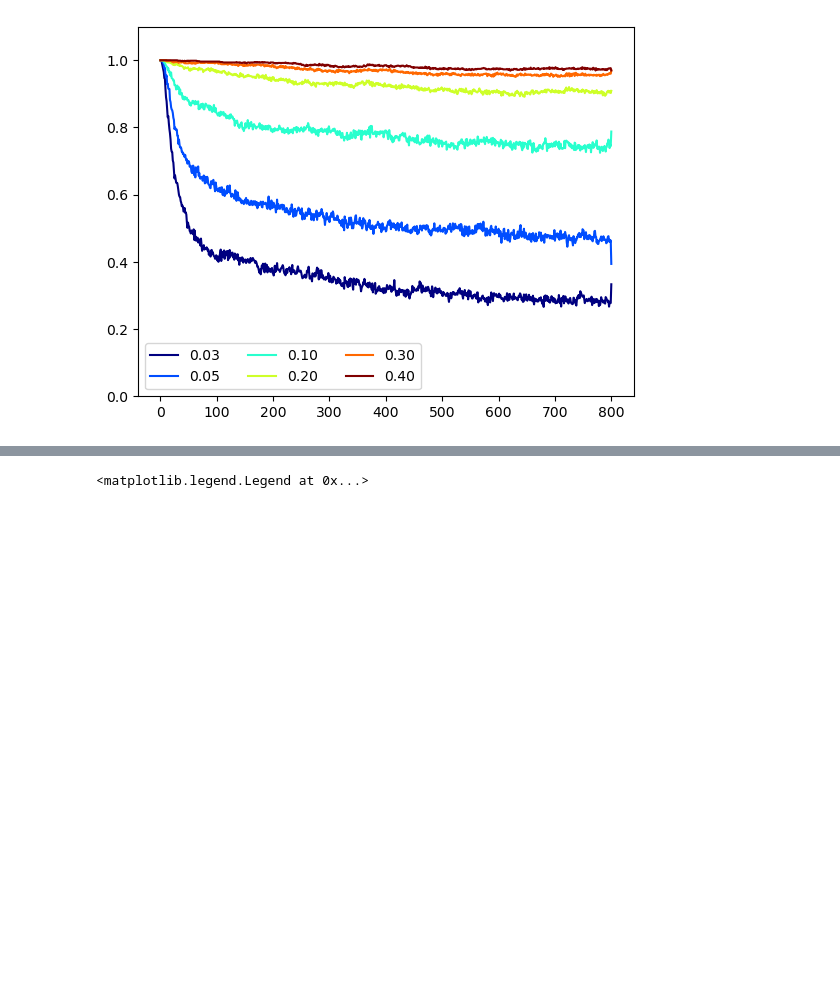
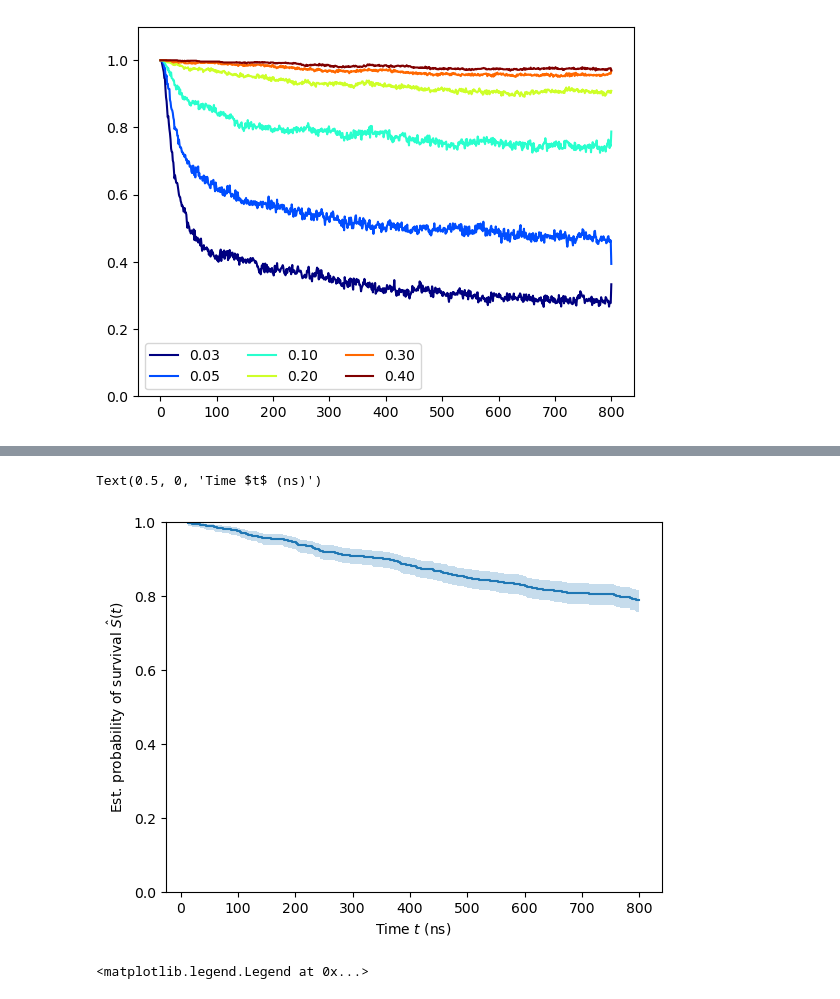
Before and after one commit to giorginolab/sh2-som, a Jupyter notebook: 2-survival-plots.ipynb, the cells around one changed output, grey strips where cells are left out. Cells and saved outputs as stored; diff of their text form; code cells hidden in the pictures; blank space fills up the shorter version.

Commit message:
surv

```diff
--- a/2-survival-plots.ipynb
+++ b/2-survival-plots.ipynb
@@ -93,3 +96,5 @@ pl.legend(loc="lower left", ncol=3)
 # %% [output]
 <matplotlib.legend.Legend at 0x...>
 [figure]
+# %%
+tmp=rmsd_df.groupby("Trajectory")
@@ -95,0 +105,18 @@ pl.legend(loc="lower left", ncol=3)
+# %%
+def df2surv(df, thr, column, less_is_bound=False):
+    surv=[]
+    df=df.copy(deep=True)
+    df["Bound"]=df[column]<=thr if less_is_bound else df[column]>=thr
+    dft = df.groupby("Trajectory")
+    for trn,trdf in dft:
+        tmp = (False, trdf["Frame"].max())
+        mintbound = trdf.loc[trdf["Bound"],"Frame"].min()
+        if not np.isnan(mintbound):
+            tmp = (True, mintbound)
+        surv.append(tmp)
+    surv = pd.DataFrame.from_records(surv)
+    surv.columns=["Status","Time (ns)"]
+    return surv
+# %%
+rmsd_surv_5 = df2surv(rmsd_df, 5, 0, less_is_bound=True)
+rmsd_surv_5
@@ -96,3 +137,17 @@ pl.legend(loc="lower left", ncol=3)
+# %%
+from sksurv.nonparametric import kaplan_meier_estimator
+
+time, survival_prob, conf_int = kaplan_meier_estimator(
+    rmsd_surv_5["Status"], rmsd_surv_5["Time (ns)"], conf_type="log-log"
+)
+plt.step(time, survival_prob, where="post")
+plt.fill_between(time, conf_int[0], conf_int[1], alpha=0.25, step="post")
+plt.ylim(0, 1)
+plt.ylabel("Est. probability of survival $\hat{S}(t)$")
+plt.xlabel("Time $t$ (ns)")
+# %% [output]
+Text(0.5, 0, 'Time $t$ (ns)')
+[figure, added]
 # %%
 rmsd_thrs = np.linspace(0,10,11)
 rmsd_sens = df2sens(rmsd_df, rmsd_thrs, 0, less_is_bound=True)
```
Also changed, not shown: parts of 3 cells of this notebook.
